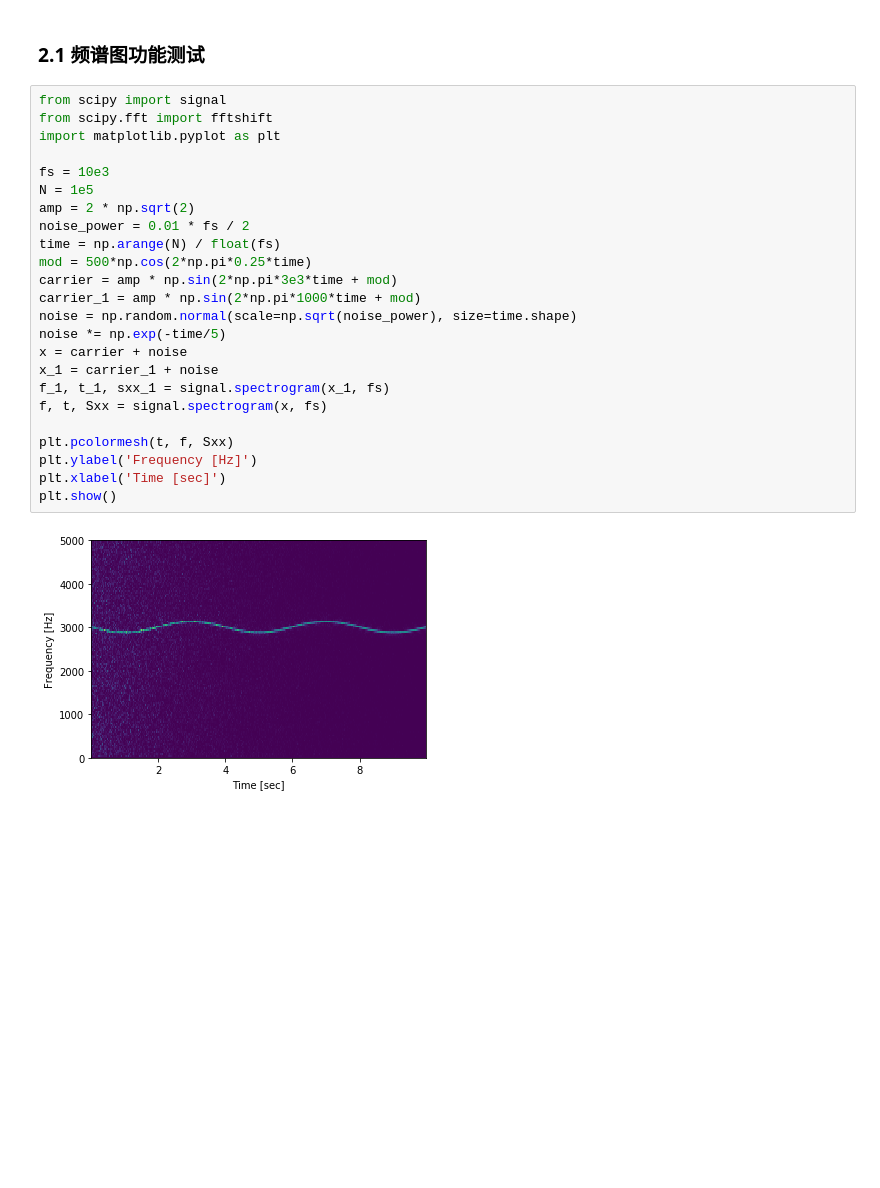
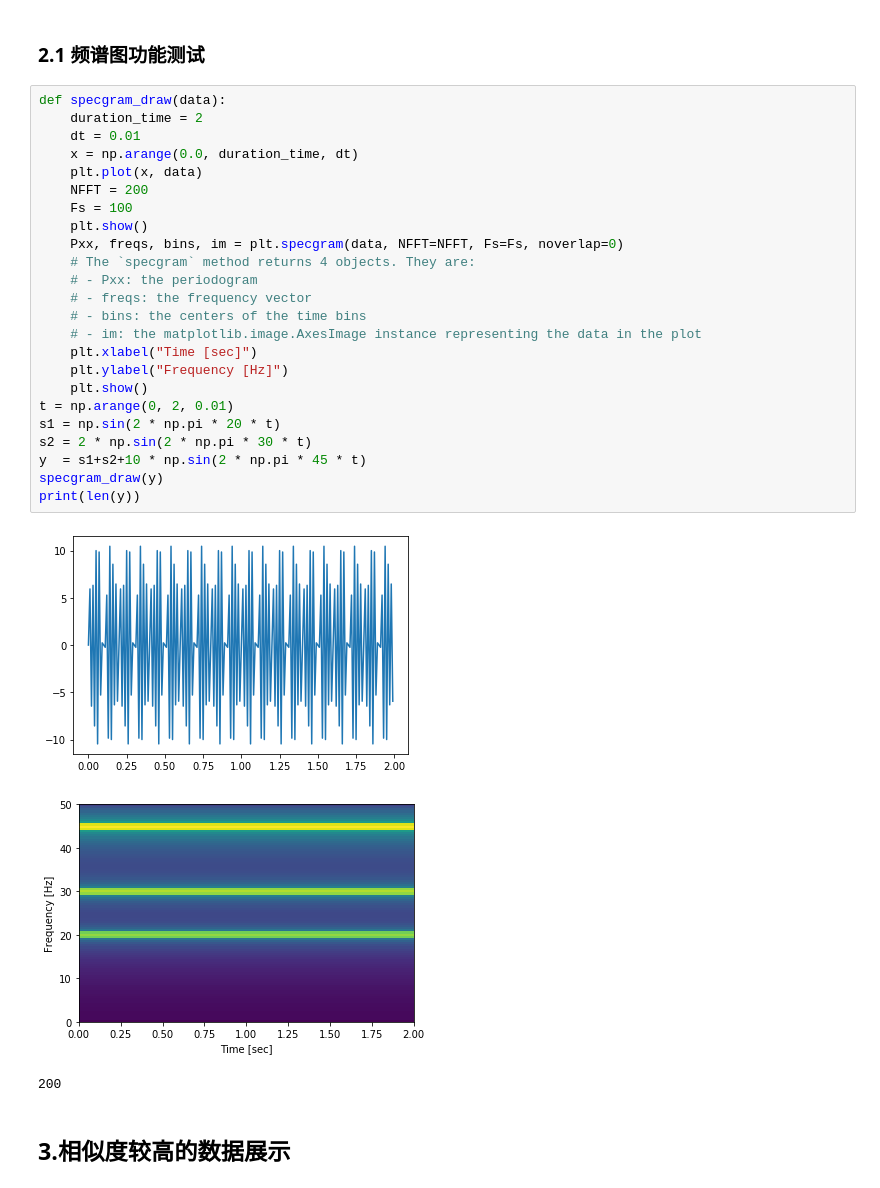
Before and after one commit to danzhewuju/SEEG, a Jupyter notebook: NoteBookJupyter/Spectrogram.ipynb, the cells around one changed output. Saved outputs shown, nothing was run; the diff lists cells and outputs as text; blank space fills up the shorter version.

```diff
--- a/NoteBookJupyter/Spectrogram.ipynb
+++ b/NoteBookJupyter/Spectrogram.ipynb
@@ -19,28 +61,32 @@ print(Best_label_cluster)
 # %% [markdown]
 ### 2.1 频谱图功能测试
-# %%
-from scipy import signal
-from scipy.fft import fftshift
-import matplotlib.pyplot as plt
-
-fs = 10e3
-N = 1e5
-amp = 2 * np.sqrt(2)
-noise_power = 0.01 * fs / 2
-time = np.arange(N) / float(fs)
-mod = 500*np.cos(2*np.pi*0.25*time)
-carrier = amp * np.sin(2*np.pi*3e3*time + mod)
-carrier_1 = amp * np.sin(2*np.pi*1000*time + mod)
-noise = np.random.normal(scale=np.sqrt(noise_power), size=time.shape)
-noise *= np.exp(-time/5)
-x = carrier + noise
-x_1 = carrier_1 + noise
-f_1, t_1, sxx_1 = signal.spectrogram(x_1, fs)
-f, t, Sxx = signal.spectrogram(x, fs)
-
-plt.pcolormesh(t, f, Sxx)
-plt.ylabel('Frequency [Hz]')
-plt.xlabel('Time [sec]')
-plt.show()
-# %% [output]
-[figure, removed]
+# %%
+def specgram_draw(data):
+    duration_time = 2
+    dt = 0.01
+    x = np.arange(0.0, duration_time, dt)
+    plt.plot(x, data)
+    NFFT = 200
+    Fs = 100
+    plt.show()
+    Pxx, freqs, bins, im = plt.specgram(data, NFFT=NFFT, Fs=Fs, noverlap=0)
+    # The `specgram` method returns 4 objects. They are:
+    # - Pxx: the periodogram
+    # - freqs: the frequency vector
+    # - bins: the centers of the time bins
+    # - im: the matplotlib.image.AxesImage instance representing the data in the plot
+    plt.xlabel("Time [sec]")
+    plt.ylabel("Frequency [Hz]")
+    plt.show()
+t = np.arange(0, 2, 0.01)
+s1 = np.sin(2 * np.pi * 20 * t)
+s2 = 2 * np.sin(2 * np.pi * 30 * t)
+y  = s1+s2+10 * np.sin(2 * np.pi * 45 * t)
+specgram_draw(y)
+print(len(y))
+# %% [output]
+[figure, added]
+[figure, added]
+200
+# %% [markdown]
+## 3.相似度较高的数据展示
```
Also changed, not shown: parts of 5 cells of this notebook, 4 other files.
